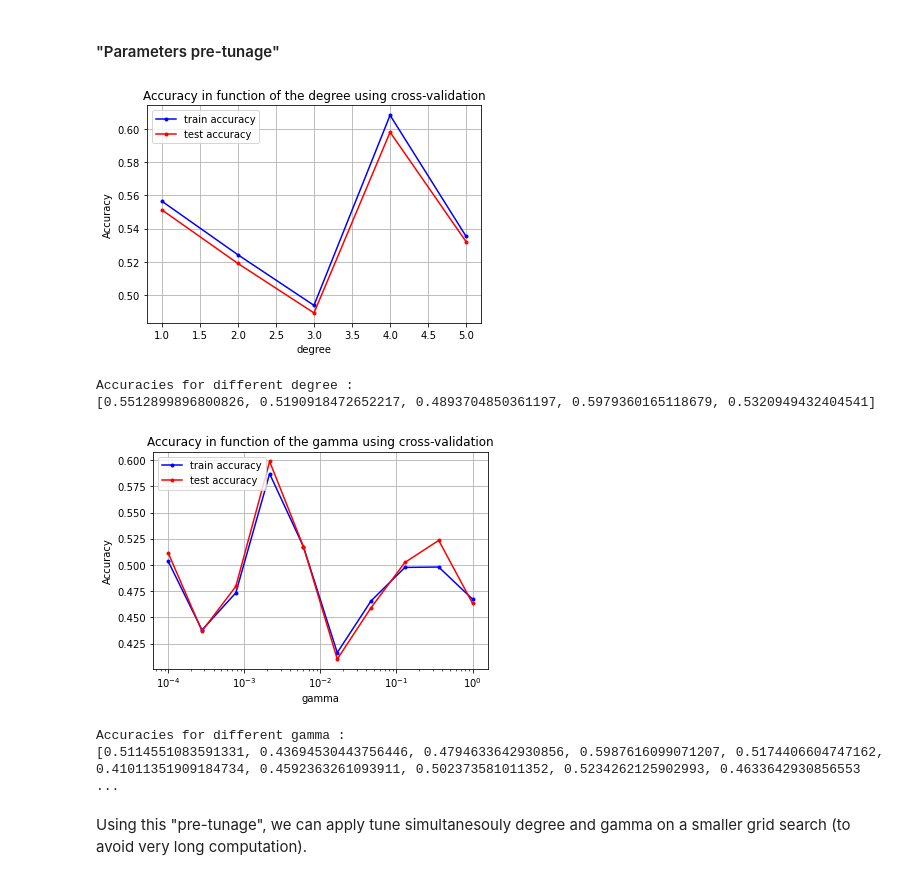
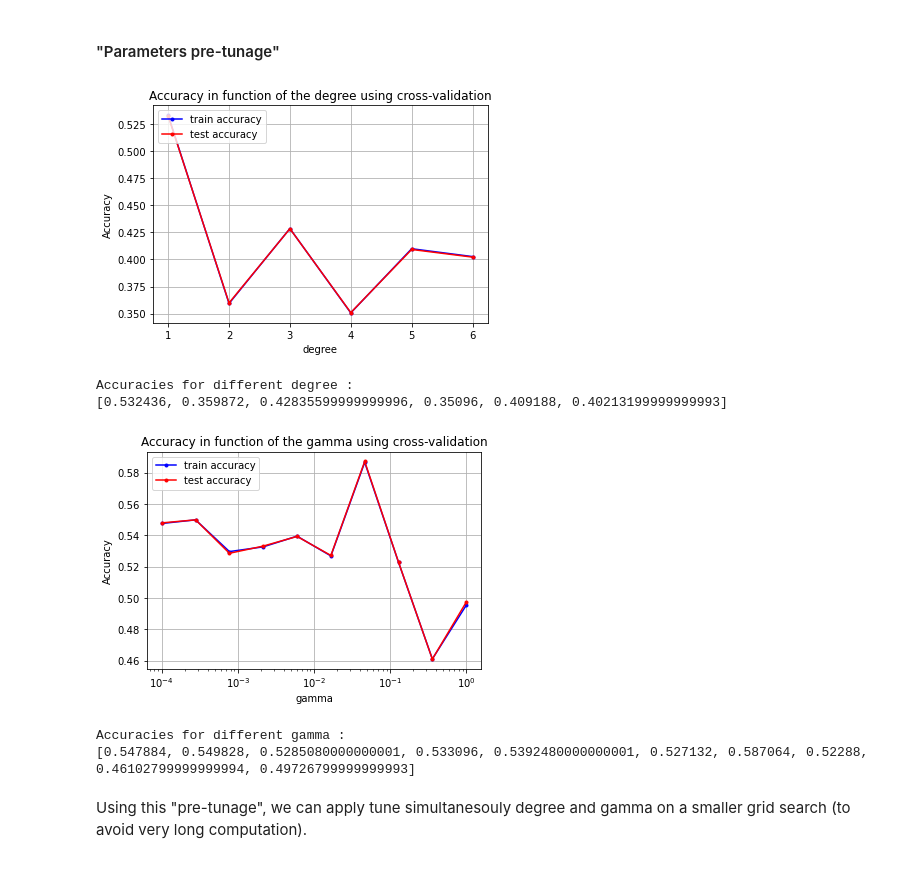
Before and after one commit to CS-433/ml-project-1-thevipers, a Jupyter notebook: Scripts/main_jet.ipynb, the cells around one changed output. Saved outputs shown, nothing was run; the diff lists cells and outputs as text; code cells hidden in the pictures.

```diff
--- a/Scripts/main_jet.ipynb
+++ b/Scripts/main_jet.ipynb
@@ -88,37 +99,37 @@ print('While the train accuracy is : ', acc_tr_ls_gd)
 # %%
 #Fixed parameters :
 k_fold=5
 max_iters = 50
 batch_size = 1
 
 #Parameters to tune :
-degrees = 1+np.arange(5)
-gamma=0.01
+degrees = 1+np.arange(6)
+gamma=1e-9
 
 best_degree, acc_te_deg, acc_tr_deg = tune_best_one(y, tX, k_fold, least_squares_SGD, seed=seed, params=degrees, gamma=gamma, batch_size=batch_size, max_iters=max_iters, name='degree', jet=True)
 
 CV_param_plot(degrees, acc_tr_deg, acc_te_deg, name_param="degree")
 
 print("Accuracies for different degree :")
 print(acc_te_deg)
 
 #Parameters to tune :
 degree = best_degree
 gammas=np.logspace(-4, 0, 10)
 
 best_gam, acc_te_gam, acc_tr_gam = tune_best_one(y, tX, k_fold, least_squares_SGD, seed=seed, params=gammas, degree=degree, max_iters=max_iters, batch_size=batch_size, name='gamma', jet=True)
 
 CV_param_plot(gammas, acc_tr_gam, acc_te_gam, name_param="gamma")
 
 print("Accuracies for different gamma :")
 print(acc_te_gam)
 # %% [output]
-[figure, old version]
+[figure, new version]
 Accuracies for different degree :
-[0.5512899896800826, 0.5190918472652217, 0.4893704850361197, 0.5979360165118679, 0.5320949432404541]
+[0.532436, 0.359872, 0.42835599999999996, 0.35096, 0.409188, 0.40213199999999993]
-[figure, old version]
+[figure, new version]
 Accuracies for different gamma :
-[0.5114551083591331, 0.43694530443756446, 0.4794633642930856, 0.5987616099071207, 0.5174406604747162, 0.41011351909184734, 0.4592363261093911, 0.502373581011352, 0.5234262125902993, 0.4633642930856553 ...
+[0.547884, 0.549828, 0.5285080000000001, 0.533096, 0.5392480000000001, 0.527132, 0.587064, 0.52288, 0.46102799999999994, 0.49726799999999993]
 # %% [markdown]
 Using this "pre-tunage", we can apply tune simultanesouly degree and gamma on a smaller grid search (to avoid very long computation).
 # %%
```
Also changed, not shown: parts of 15 cells of this notebook.
